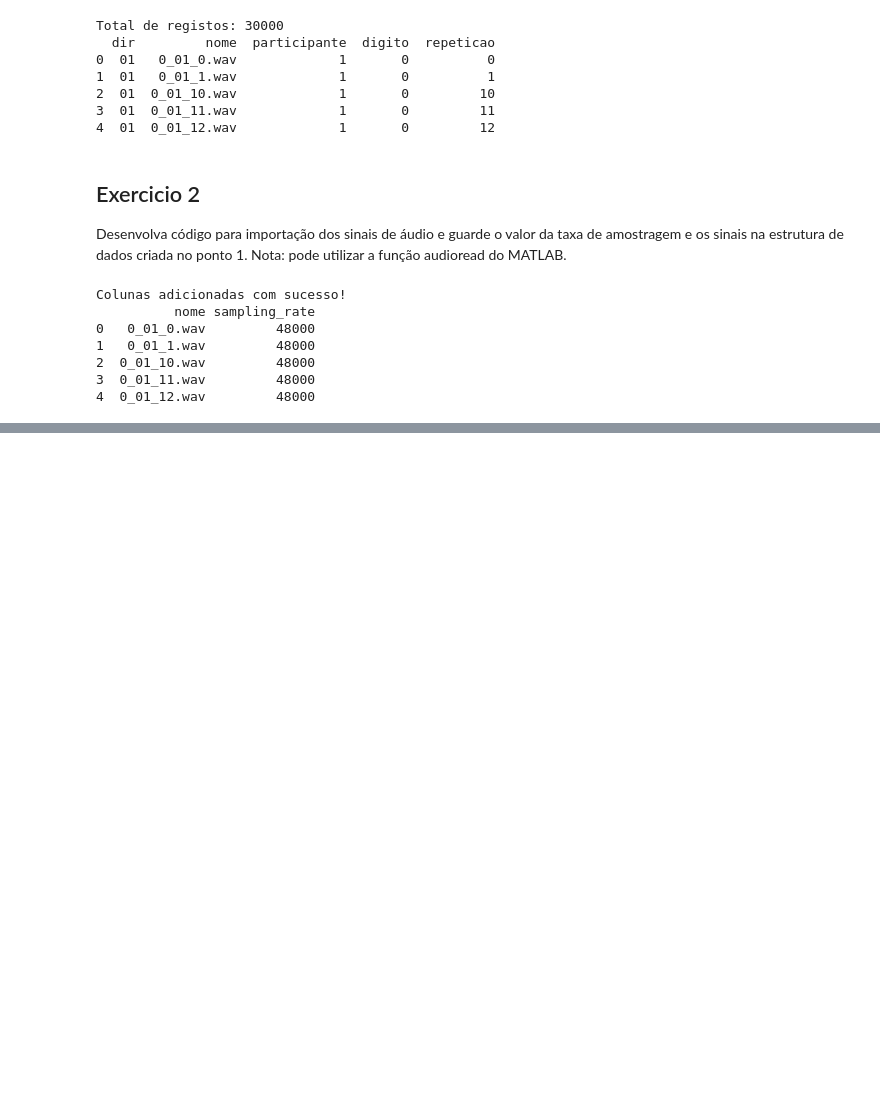
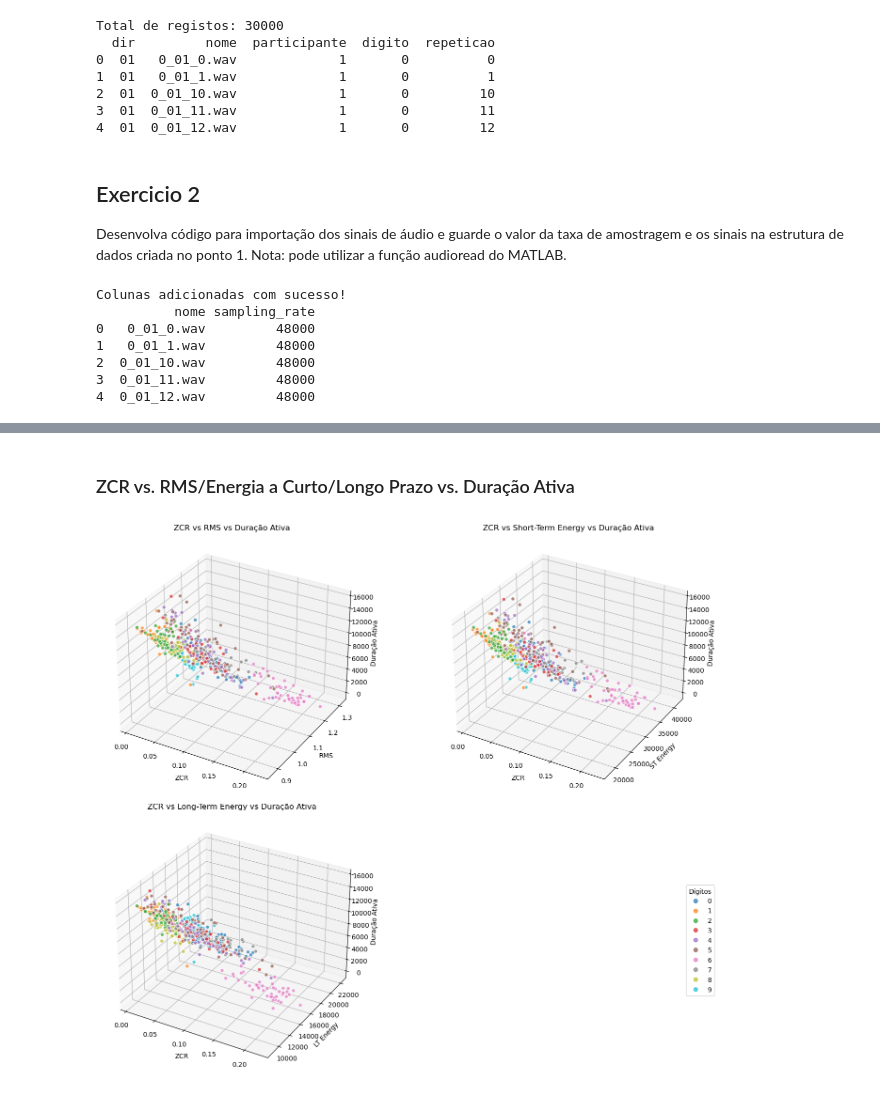
Before and after one commit to vascoalvesxyz/ATD-Projeto, a Jupyter notebook: src/main.ipynb, the cells around one changed output, grey strips where cells are left out. Cells and saved outputs as stored; diff of their text form; code cells hidden in the pictures; blank space fills up the shorter version.

```diff
--- a/src/main.ipynb
+++ b/src/main.ipynb
@@ -214,0 +334,29 @@ dados_df['signal_preproc'] = dados_df.apply(
+# %% [markdown]
+### ZCR vs. RMS/Energia a Curto/Longo Prazo vs. Duração Ativa
+# %%
+from mpl_toolkits.mplot3d import Axes3D
+fig=plt.figure(figsize=(15,12))
+classes=dados_df['digito']
+ax1=fig.add_subplot(221,projection='3d')
+sc1=ax1.scatter(dados_df['zcr'],dados_df['rms'],dados_df['duracao_ativa'],c=classes,cmap='tab10',s=30,alpha=0.7,edgecolors='w')
+ax1.set_title('ZCR vs RMS vs Duração Ativa')
+ax1.set_xlabel('ZCR')
+ax1.set_ylabel('RMS')
+ax1.set_zlabel('Duração Ativa')
+ax2=fig.add_subplot(222,projection='3d')
+sc2=ax2.scatter(dados_df['zcr'],dados_df['energia_curto'],dados_df['duracao_ativa'],c=classes,cmap='tab10',s=30,alpha=0.7,edgecolors='w')
+ax2.set_title('ZCR vs Short-Term Energy vs Duração Ativa')
+ax2.set_xlabel('ZCR')
+ax2.set_ylabel('ST Energy')
+ax2.set_zlabel('Duração Ativa')
+ax3=fig.add_subplot(223,projection='3d')
+sc3=ax3.scatter(dados_df['zcr'],dados_df['energia_longo'],dados_df['duracao_ativa'],c=classes,cmap='tab10',s=30,alpha=0.7,edgecolors='w')
+ax3.set_title('ZCR vs Long-Term Energy vs Duração Ativa')
+ax3.set_xlabel('ZCR')
+ax3.set_ylabel('LT Energy')
+ax3.set_zlabel('Duração Ativa')
+fig.legend(*sc1.legend_elements(),loc='center right',title='Dígitos',bbox_to_anchor=(0.95,0.25))
+plt.tight_layout()
+plt.show()
+# %% [output]
+[figure, added]
```
Also changed, not shown: parts of 32 cells of this notebook, 1 other file.
